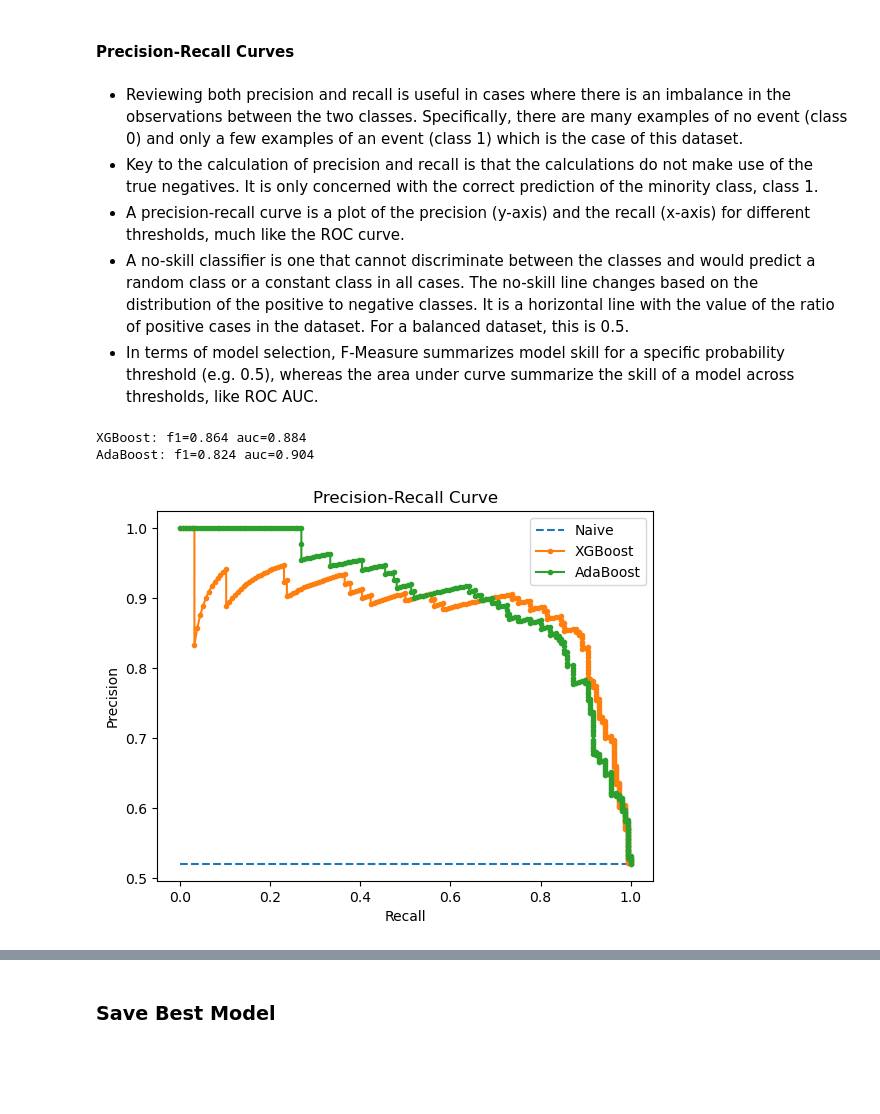
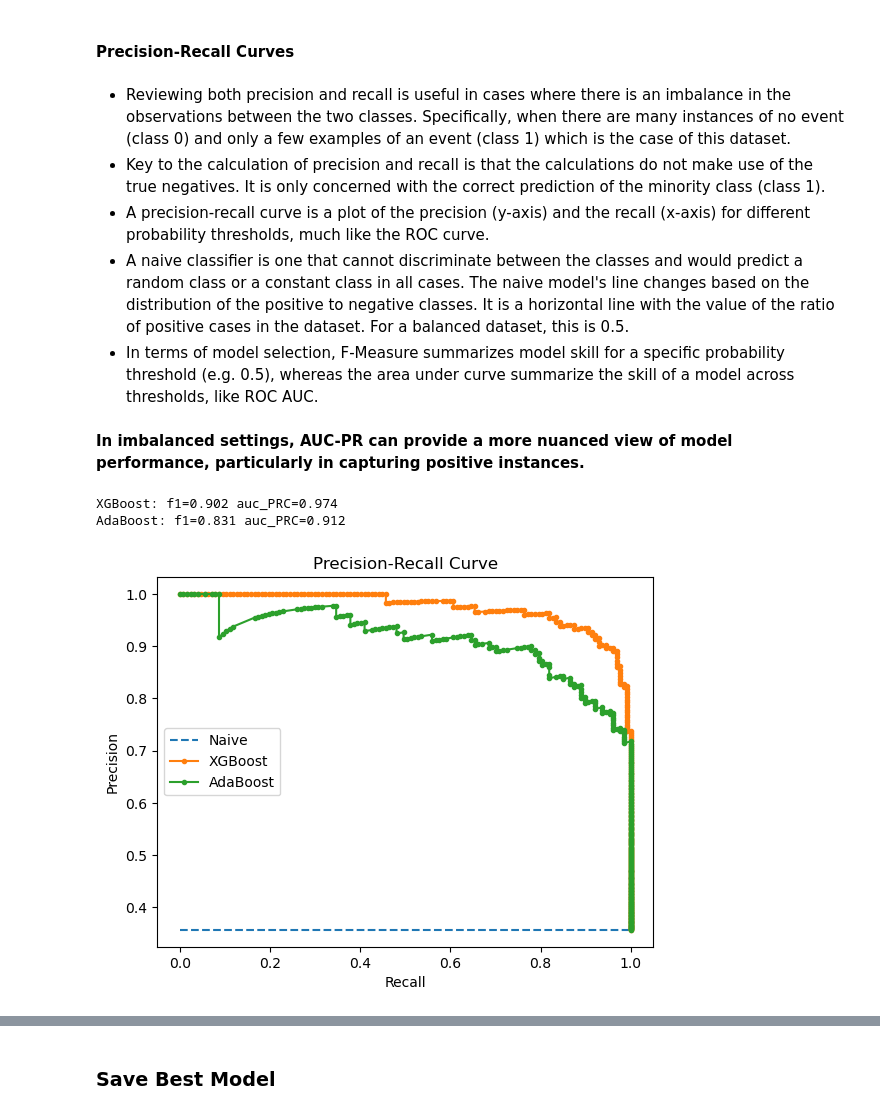
Before and after one commit to AndreCatarino/Financial-Distress-Prediction, a Jupyter notebook: docs/04_modelling.ipynb, the cells around one changed output, grey strips where cells are left out. Saved outputs shown, nothing was run; the diff lists cells and outputs as text; code cells hidden in the pictures; blank space fills up the shorter version.

Commit message:
ROC and P-R curves analysis and Threshold tuning

```diff
--- a/docs/04_modelling.ipynb
+++ b/docs/04_modelling.ipynb
@@ -12,6 +12,7 @@ import cross_validator
 import model
 import pandas as pd
 import numpy as np
+from numpy import argmax
 import matplotlib.pyplot as plt
 import pickle as pkl
 from sklearn.model_selection import train_test_split
@@ -27,12 +28,13 @@ from sklearn.metrics import roc_curve
 from sklearn.metrics import roc_auc_score
 from sklearn.metrics import precision_recall_curve
 from sklearn.metrics import f1_score
+from sklearn.metrics import auc
 from xgboost import XGBClassifier
 import warnings
 warnings.filterwarnings('ignore')
 
 # Load processed data
-data: pd.DataFrame = utils.load_preprocessed_data("../data/processed/financial_data_processed.pkl")
+data: pd.DataFrame = utils.load_preprocessed_data("../data/processed/financial_data_processed_sampled.pkl")
 
 # Data preprocessing object
 processor = data_processor.DataProcessor(data)
@@ -59,15 +61,15 @@ auc_list = []
 model_names = []
 
 for model in models:
-    accuracy, precision, recall, f1, auc = tscv.evaluate(model)
+    accuracy, precision, recall, f1, auc_score = tscv.evaluate(model, return_model=False)
     accuracy_list.append(accuracy)
     precision_list.append(precision)
     recall_list.append(recall)
     f1_list.append(f1)
-    auc_list.append(auc)
+    auc_list.append(auc_score)
     model_names.append(model.__class__.__name__)
 
 # Create dataframe with all metrics
-metrics_df = pd.DataFrame({'Model': model_names, 'Accuracy': accuracy_list, 'Precision': precision_list, 'Recall': recall_list, 'F1': f1_list, 'AUC': auc_list})
+metrics_df = pd.DataFrame({'Model': model_names, 'Accuracy': accuracy_list, 'Precision': precision_list, 'Recall': recall_list, 'F1': f1_list, 'ROC_AUC': auc_list})
 metrics_df
 # %% [output]
@@ -224,46 +197,53 @@ AdaBoost: ROC AUC=0.892
 # %% [markdown]
 #### Precision-Recall Curves
 # %% [markdown]
-- Reviewing both precision and recall is useful in cases where there is an imbalance in the observations between the two classes. Specifically, there are many examples of no event (class 0) and only a few examples of an event (class 1) which is the case of this dataset.
-- Key to the calculation of precision and recall is that the calculations do not make use of the true negatives. It is only concerned with the correct prediction of the minority class, class 1.
-- A precision-recall curve is a plot of the precision (y-axis) and the recall (x-axis) for different thresholds, much like the ROC curve.
-- A no-skill classifier is one that cannot discriminate between the classes and would predict a random class or a constant class in all cases. The no-skill line changes based on the distribution of the positive to negative classes. It is a horizontal line with the value of the ratio of positive cases in the dataset. For a balanced dataset, this is 0.5.
+- Reviewing both precision and recall is useful in cases where there is an imbalance in the observations between the two classes. Specifically, when there are many instances of no event (class 0) and only a few examples of an event (class 1) which is the case of this dataset.
+- Key to the calculation of precision and recall is that the calculations do not make use of the true negatives. It is only concerned with the correct prediction of the minority class (class 1).
+- A precision-recall curve is a plot of the precision (y-axis) and the recall (x-axis) for different probability thresholds, much like the ROC curve.
+- A naive classifier is one that cannot discriminate between the classes and would predict a random class or a constant class in all cases. The naive model's line changes based on the distribution of the positive to negative classes. It is a horizontal line with the value of the ratio of positive cases in the dataset. For a balanced dataset, this is 0.5.
 - In terms of model selection, F-Measure summarizes model skill for a specific probability threshold (e.g. 0.5), whereas the area under curve summarize the skill of a model across thresholds, like ROC AUC.
+# %% [markdown]
+**In imbalanced settings, AUC-PR can provide a more nuanced view of model performance, particularly in capturing positive instances.**
 # %%
-# precision-recall curve and f1 for XGBoost and AdaBoost
+# predict probabilities
+xgb_probs = xgb.predict_proba(X_val)
+adaboost_probs = adaboost.predict_proba(X_val)
 
-# predict probabilities
-lr_probs_xgb = xgb.predict_proba(X_val)
-lr_probs_adaboost = adaboost.predict_proba(X_val)
 # keep probabilities for the positive outcome only
-lr_probs_xgb = lr_probs_xgb[:, 1]
-lr_probs_adaboost = lr_probs_adaboost[:, 1]
+xgb_probs = xgb_probs[:, 1]
+adaboost_probs = adaboost_probs[:, 1]
+
 # predict class values
 yhat_xgb = xgb.predict(X_val)
 yhat_adaboost = adaboost.predict(X_val)
-lr_precision_xgb, lr_recall_xgb, _ = precision_recall_curve(y_val, lr_probs_xgb)
-lr_precision_adaboost, lr_recall_adaboost, _ = precision_recall_curve(y_val, lr_probs_adaboost)
-lr_f1_xgb, lr_auc_xgb = f1_score(y_val, yhat_xgb), auc(lr_recall_xgb, lr_precision_xgb)
-lr_f1_adaboost, lr_auc_adaboost = f1_score(y_val, yhat_adaboost), auc(lr_recall_adaboost, lr_precision_adaboost)
+
+# calculate precision and recall for each threshold
+xgb_precision, xgb_recall, _ = precision_recall_curve(y_val, xgb_probs)
+adaboost_precision, adaboost_recall, _ = precision_recall_curve(y_val, adaboost_probs)
+
+# calculate scores
+xgb_f1, xgb_auc = f1_score(y_val, yhat_xgb), auc(xgb_recall, xgb_precision)
+adaboost_f1, adaboost_auc = f1_score(y_val, yhat_adaboost), auc(adaboost_recall, adaboost_precision)
+
 # summarize scores
-print('XGBoost: f1=%.3f auc=%.3f' % (lr_f1_xgb, lr_auc_xgb))
-print('AdaBoost: f1=%.3f auc=%.3f' % (lr_f1_adaboost, lr_auc_adaboost))
+print('XGBoost: f1=%.3f auc_PRC=%.3f' % (xgb_f1, xgb_auc))
+print('AdaBoost: f1=%.3f auc_PRC=%.3f' % (adaboost_f1, adaboost_auc))
+
 # plot the precision-recall curves
 naive = len(y_val[y_val==1]) / len(y_val)
 plt.plot([0, 1], [naive, naive], linestyle='--', label='Naive')
-plt.plot(lr_recall_xgb, lr_precision_xgb, marker='.', label='XGBoost')
-plt.plot(lr_recall_adaboost, lr_precision_adaboost, marker='.', label='AdaBoost')
+plt.plot(xgb_recall, xgb_precision, marker='.', label='XGBoost')
+plt.plot(adaboost_recall, adaboost_precision, marker='.', label='AdaBoost')
 # axis labels
 plt.xlabel('Recall')
 plt.ylabel('Precision')
 # Title
 plt.title('Precision-Recall Curve')
 # show the legend
 plt.legend()
 # show the plot
-plt.savefig('../plots/precision_recall_curve.png')
 plt.show()
 # %% [output]
-XGBoost: f1=0.864 auc=0.884
-AdaBoost: f1=0.824 auc=0.904
+XGBoost: f1=0.902 auc_PRC=0.974
+AdaBoost: f1=0.831 auc_PRC=0.912
-[figure, old version]
+[figure, new version]
```
Also changed, not shown: parts of 16 cells of this notebook, 11 other files.
